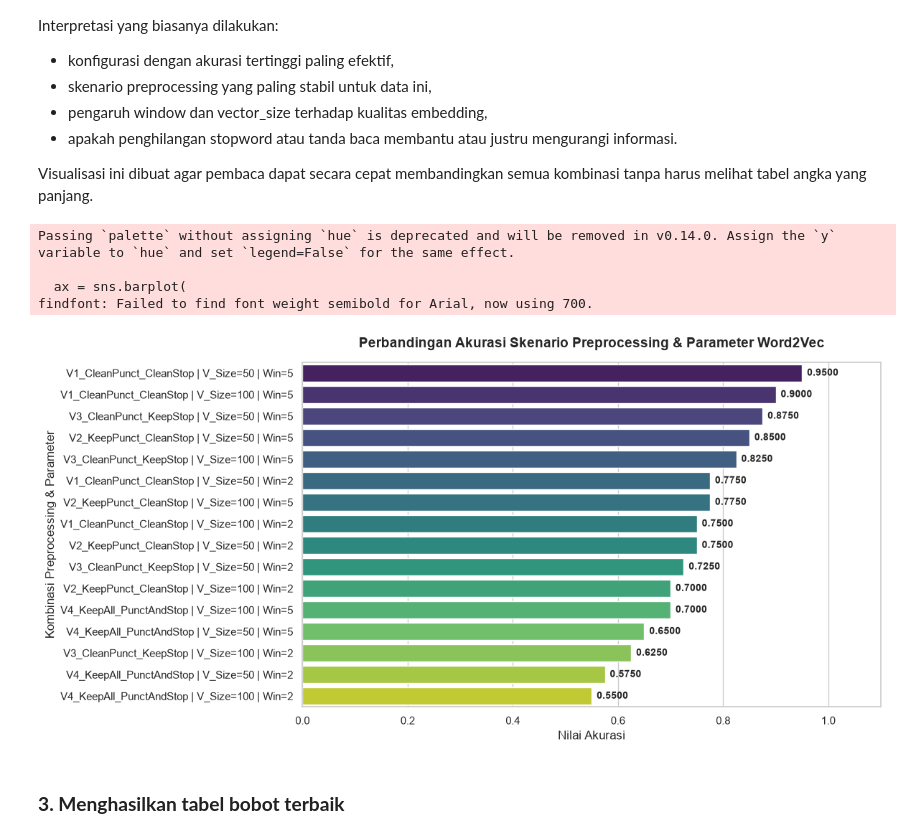
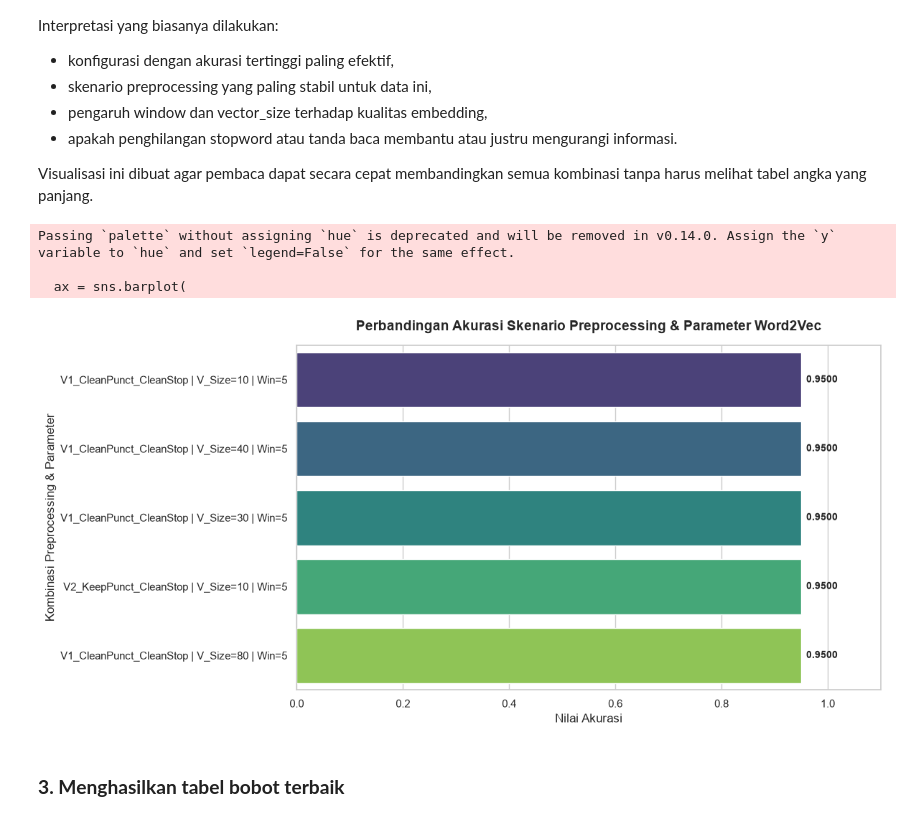
Before and after one commit to wildan2312/PPW, a Jupyter notebook: ppw-task/_build/jupyter_execute/skipgram.ipynb, the cells around one changed output. Drawn from its saved outputs; the diff is of its cells as text; code cells hidden in the pictures.

```diff
--- a/ppw-task/_build/jupyter_execute/skipgram.ipynb
+++ b/ppw-task/_build/jupyter_execute/skipgram.ipynb
@@ -510,45 +520,46 @@ plt.figure(figsize=(12, 6))
 sns.set_theme(style="whitegrid")
 
 # Buat kolom gabungan label parameter agar mudah dibaca di sumbu X
-df_results['Param_Config'] = df_results['Preprocessing'] + \
-                             ' | V_Size=' + df_results['Vector_Size'].astype(str) + \
-                             ' | Win=' + df_results['Window'].astype(str)
+df_grid_results['Param_Config'] = df_grid_results['Preprocessing'] + \
+                             ' | V_Size=' + df_grid_results['Vector_Size'].astype(str) + \
+                             ' | Win=' + df_grid_results['Window'].astype(str)
 
-# Urutkan berdasarkan akurasi tertinggi
-df_sorted = df_results.sort_values(by='Accuracy', ascending=False)
+# Urutkan berdasarkan akurasi tertinggi dan ambil 5 data teratas
+# agar visualisasi hanya menampilkan hasil terbaik
+
+df_sorted = df_grid_results.sort_values(by='Accuracy', ascending=False).head(5)
 
 # Buat Barplot horizontal
 ax = sns.barplot(
     data=df_sorted,
     x='Accuracy',
     y='Param_Config',
     palette='viridis'
 )
 
 # Beri judul dan label
 plt.title('Perbandingan Akurasi Skenario Preprocessing & Parameter Word2Vec', fontsize=14, fontweight='bold', pad=15)
 plt.xlabel('Nilai Akurasi', fontsize=12)
 plt.ylabel('Kombinasi Preprocessing & Parameter', fontsize=12)
 
 # Tambahkan angka akurasi di ujung batang diagram
 for p in ax.patches:
     width = p.get_width()
     ax.annotate(f'{width:.4f}',
                 (width, p.get_y() + p.get_height() / 2.),
                 ha='left', va='center',
                 xytext=(5, 0),
                 textcoords='offset points',
                 fontsize=10, fontweight='semibold')
 
 plt.xlim(0, 1.1)  # Batas sumbu X dari 0 sampai 1.1 agar angka tidak terpotong
 plt.tight_layout()
 plt.show()
 # %% [output]
 Passing `palette` without assigning `hue` is deprecated and will be removed in v0.14.0. Assign the `y` variable to `hue` and set `legend=False` for the same effect.
 
   ax = sns.barplot(
-findfont: Failed to find font weight semibold for Arial, now using 700.
-[figure, old version]
+[figure, new version]
 # %% [markdown]
 ### **3. Menghasilkan tabel bobot terbaik**
 # %%
```
Also changed, not shown: parts of 6 cells of this notebook, 18 other files.
